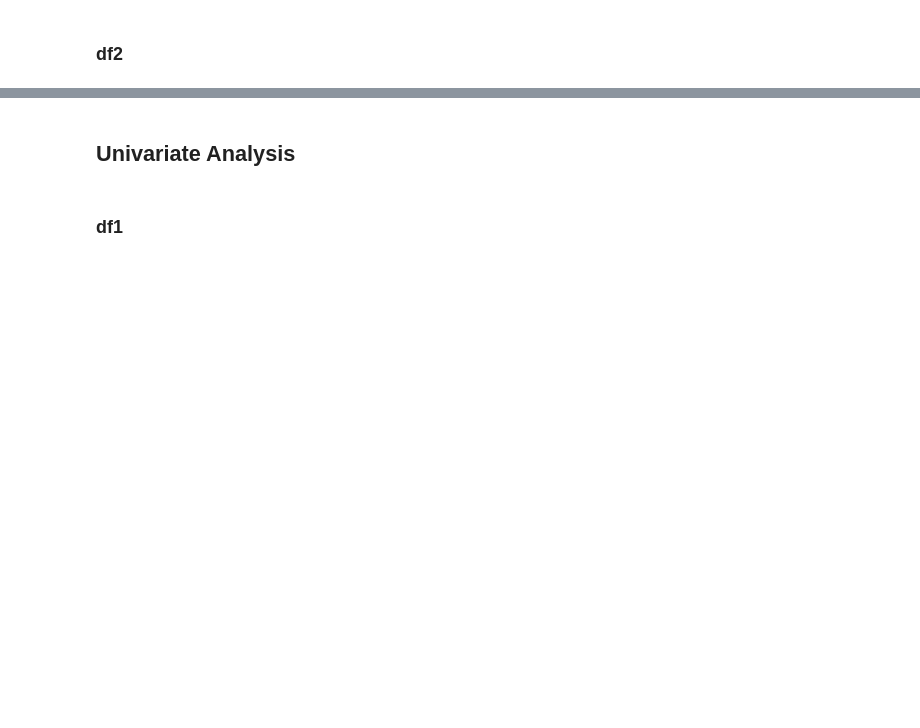
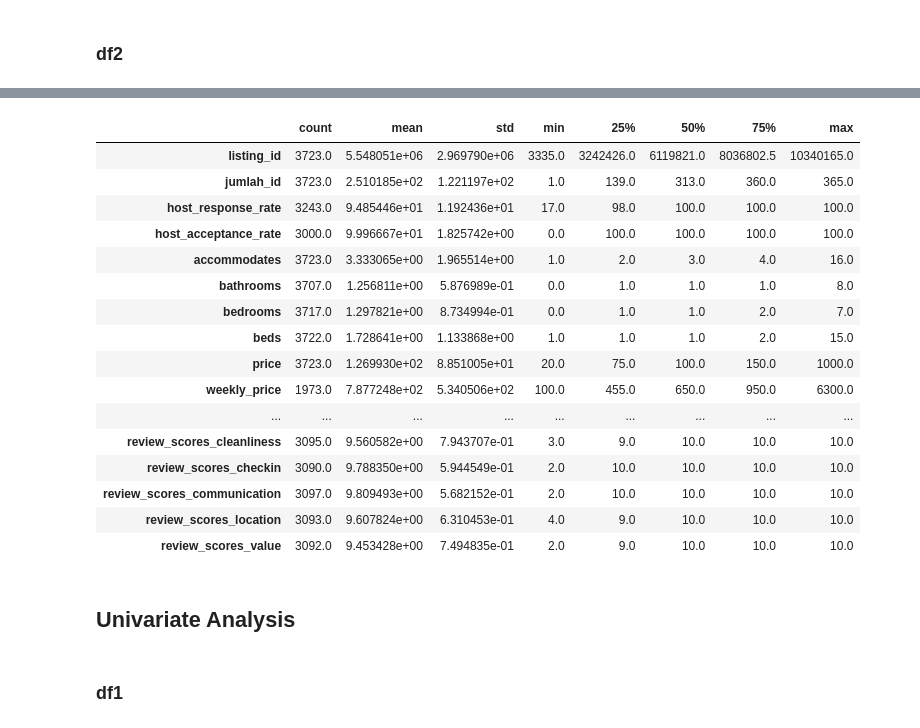
Before and after one commit to Podjan/ResNet2, a Jupyter notebook: Coding2.ipynb, the cells around one changed output, grey strips where cells are left out. Saved outputs shown, nothing was run; the diff lists cells and outputs as text; code cells hidden in the pictures; blank space fills up the shorter version.

```diff
--- a/Coding2.ipynb
+++ b/Coding2.ipynb
@@ -364,3 +408,23 @@ df2.head()
+# %%
+df2.describe().T
+# %% [output]
+|  | count | mean | std | min | 25% | 50% | 75% | max |
+| listing_id | 3723.0 | 5.548051e+06 | 2.969790e+06 | 3335.0 | 3242426.0 | 6119821.0 | 8036802.5 | 10340165.0 |
+| jumlah_id | 3723.0 | 2.510185e+02 | 1.221197e+02 | 1.0 | 139.0 | 313.0 | 360.0 | 365.0 |
+| host_response_rate | 3243.0 | 9.485446e+01 | 1.192436e+01 | 17.0 | 98.0 | 100.0 | 100.0 | 100.0 |
+| host_acceptance_rate | 3000.0 | 9.996667e+01 | 1.825742e+00 | 0.0 | 100.0 | 100.0 | 100.0 | 100.0 |
+| accommodates | 3723.0 | 3.333065e+00 | 1.965514e+00 | 1.0 | 2.0 | 3.0 | 4.0 | 16.0 |
+| bathrooms | 3707.0 | 1.256811e+00 | 5.876989e-01 | 0.0 | 1.0 | 1.0 | 1.0 | 8.0 |
+| bedrooms | 3717.0 | 1.297821e+00 | 8.734994e-01 | 0.0 | 1.0 | 1.0 | 2.0 | 7.0 |
+| beds | 3722.0 | 1.728641e+00 | 1.133868e+00 | 1.0 | 1.0 | 1.0 | 2.0 | 15.0 |
+| price | 3723.0 | 1.269930e+02 | 8.851005e+01 | 20.0 | 75.0 | 100.0 | 150.0 | 1000.0 |
+| weekly_price | 1973.0 | 7.877248e+02 | 5.340506e+02 | 100.0 | 455.0 | 650.0 | 950.0 | 6300.0 |
+| ... | ... | ... | ... | ... | ... | ... | ... | ... |
+| review_scores_cleanliness | 3095.0 | 9.560582e+00 | 7.943707e-01 | 3.0 | 9.0 | 10.0 | 10.0 | 10.0 |
+| review_scores_checkin | 3090.0 | 9.788350e+00 | 5.944549e-01 | 2.0 | 10.0 | 10.0 | 10.0 | 10.0 |
+| review_scores_communication | 3097.0 | 9.809493e+00 | 5.682152e-01 | 2.0 | 10.0 | 10.0 | 10.0 | 10.0 |
+| review_scores_location | 3093.0 | 9.607824e+00 | 6.310453e-01 | 4.0 | 9.0 | 10.0 | 10.0 | 10.0 |
+| review_scores_value | 3092.0 | 9.453428e+00 | 7.494835e-01 | 2.0 | 9.0 | 10.0 | 10.0 | 10.0 |
 # %% [markdown]
 ## Univariate Analysis
 # %% [markdown]
```
Also changed, not shown: parts of 3 cells of this notebook, 1 other file.
